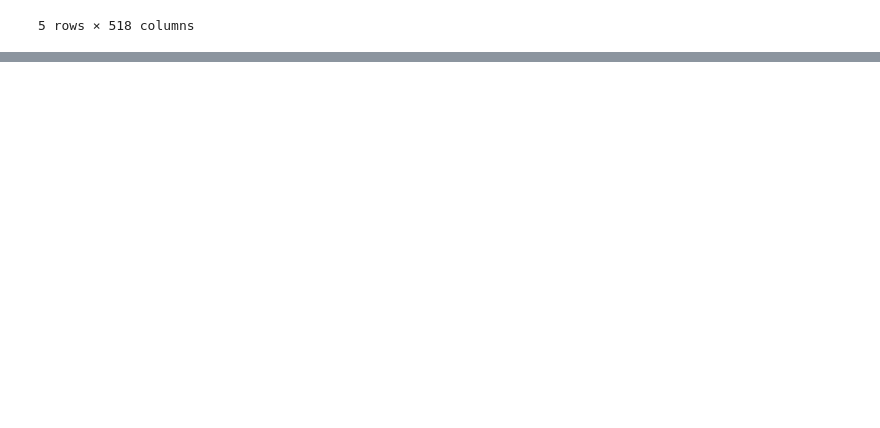
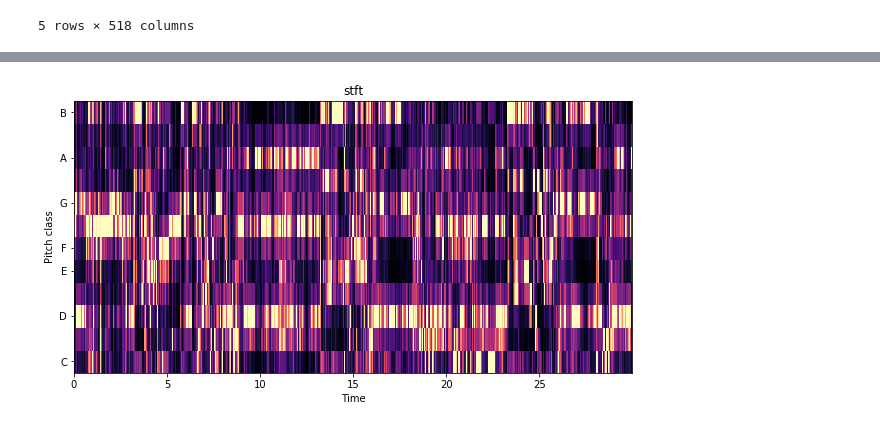
Before and after one commit to yijerjer/music_genre_classification, a Jupyter notebook: notebooks/exploration.ipynb, the cells around one changed output, grey strips where cells are left out. Cells and saved outputs as stored; diff of their text form; code cells hidden in the pictures; blank space fills up the shorter version.

```diff
--- a/notebooks/exploration.ipynb
+++ b/notebooks/exploration.ipynb
@@ -161,0 +146,10 @@ features.columns.tolist()
+# %%
+stft = np.abs(librosa.stft(x, n_fft=2048, hop_length=512))
+chroma_stft = librosa.feature.chroma_stft(S=stft**2, n_chroma=12)
+plt.figure(figsize=(10, 5))
+plt.subplot(1, 1, 1)
+librosa.display.specshow(chroma_stft, sr=sr, x_axis='time', y_axis='chroma')
+plt.title("stft")
+plt.show()
+# %% [output]
+[figure, added]
```
Also changed, not shown: parts of 13 cells of this notebook.
